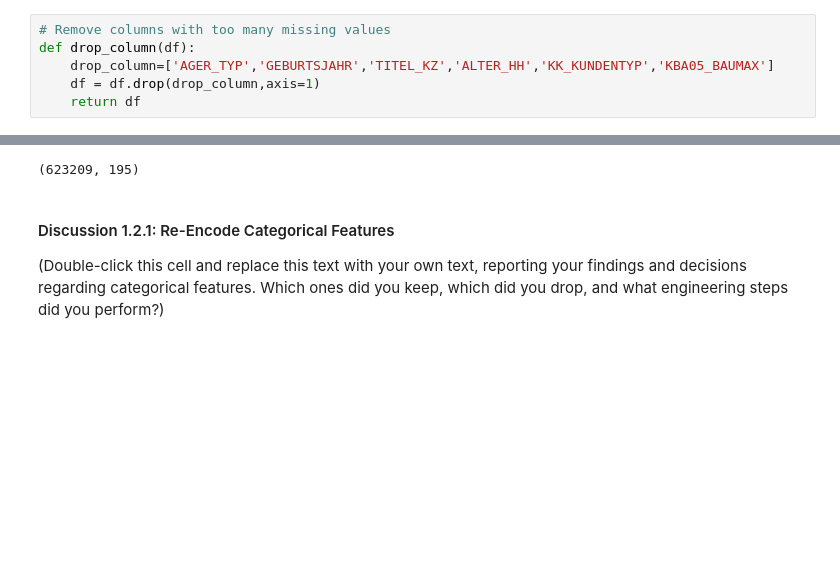
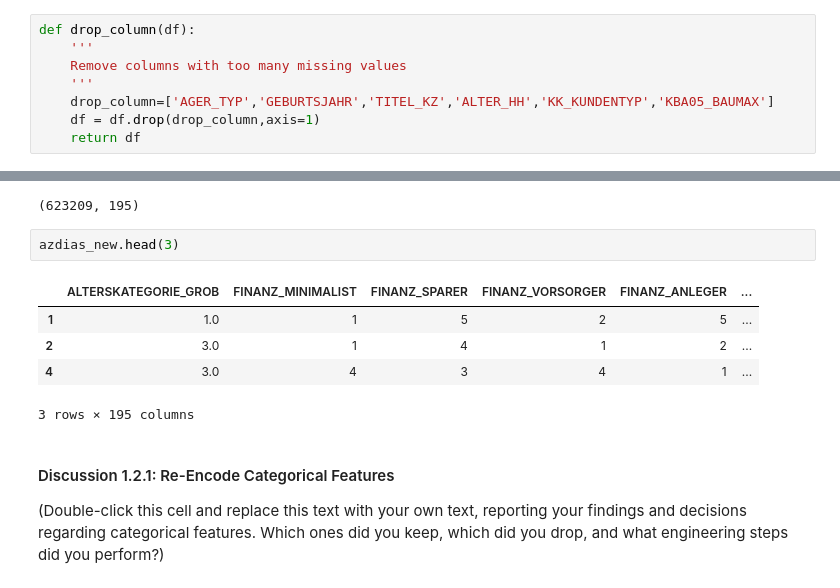
Before and after one commit to jimmyadeline/DSND_Term1, a Jupyter notebook: projects/p3_Identify Customer Segments/Identify_Customer_Segments.ipynb, the cells around one changed output, grey strips where cells are left out. Drawn from its saved outputs; the diff is of its cells as text; blank space fills up the shorter version.

```diff
--- a/projects/p3_Identify Customer Segments/Identify_Customer_Segments.ipynb
+++ b/projects/p3_Identify Customer Segments/Identify_Customer_Segments.ipynb
@@ -250,6 +242,8 @@ azdias.head()
 # %%
-# Remove columns with too many missing values
 def drop_column(df):
+    '''
+    Remove columns with too many missing values
+    '''
     drop_column=['AGER_TYP','GEBURTSJAHR','TITEL_KZ','ALTER_HH','KK_KUNDENTYP','KBA05_BAUMAX']
     df = df.drop(drop_column,axis=1)
     return df
@@ -470,6 +475,14 @@ See the caveats in the documentation: http://pandas.pydata.org/pandas-docs/stabl
 azdias_new.shape
 # %% [output]
 (623209, 195)
+# %%
+azdias_new.head(3)
+# %% [output]
+|  | ALTERSKATEGORIE_GROB | FINANZ_MINIMALIST | FINANZ_SPARER | FINANZ_VORSORGER | FINANZ_ANLEGER | ... |
+| 1 | 1.0 | 1 | 5 | 2 | 5 | ... |
+| 2 | 3.0 | 1 | 4 | 1 | 2 | ... |
+| 4 | 3.0 | 4 | 3 | 4 | 1 | ... |
+3 rows × 195 columns
 # %% [markdown]
 #### Discussion 1.2.1: Re-Encode Categorical Features
 
```
Also changed, not shown: parts of 77 cells of this notebook.
